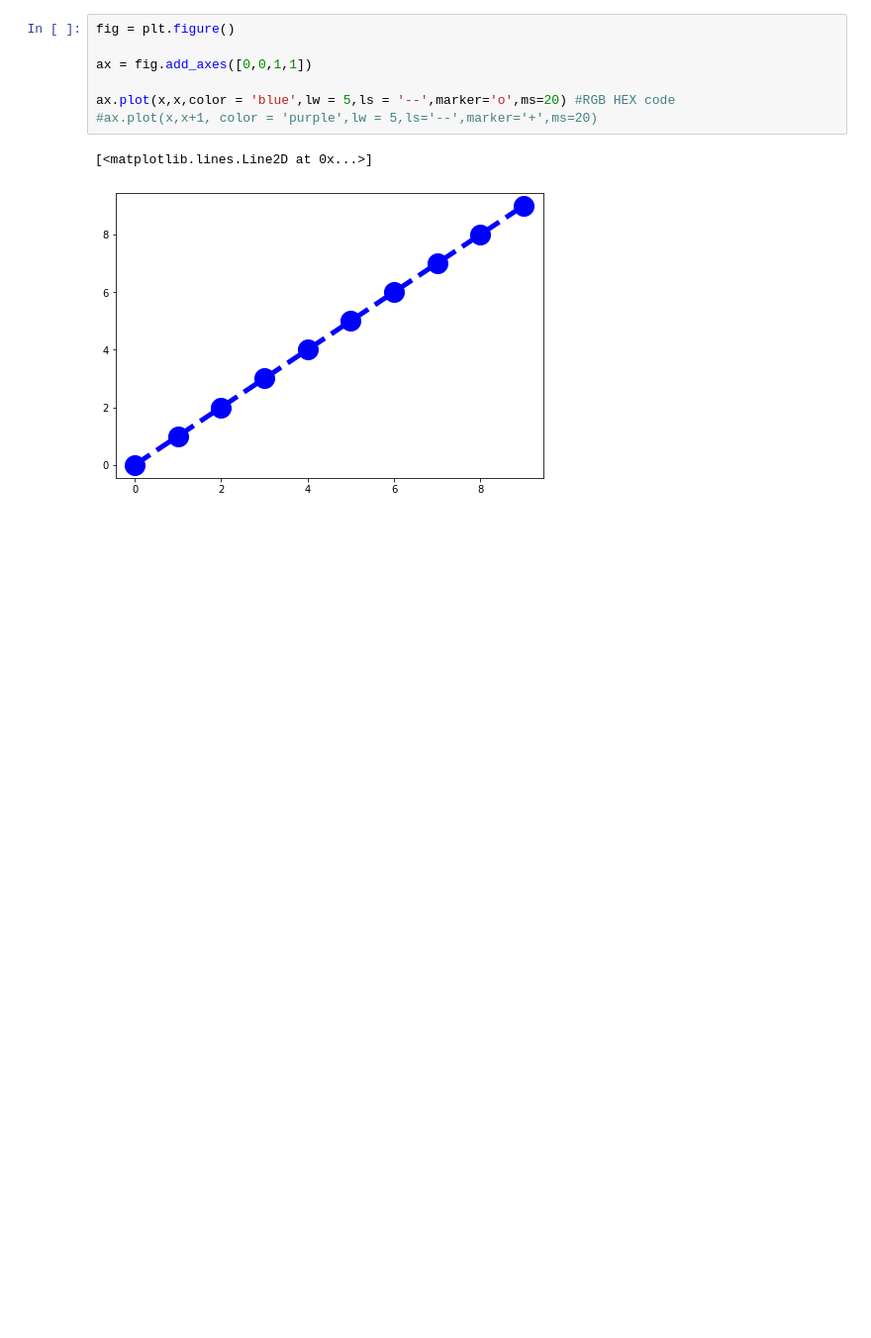
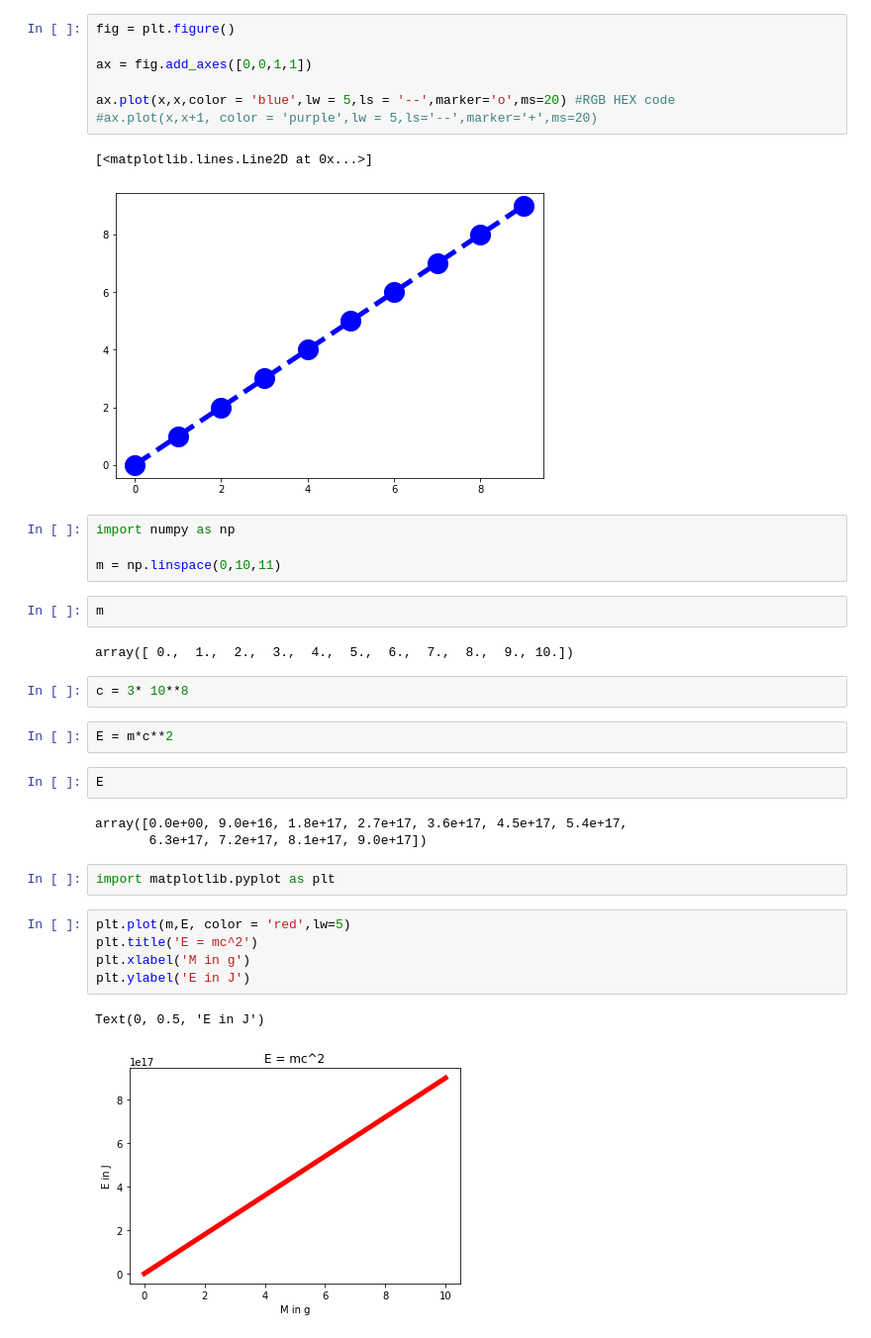
Before and after one commit to nisha1365/Udemy_Course2_Python_for_ML, a Jupyter notebook: Matplotlib.ipynb, the cells around one changed output. Shown: that part at 99% size. Saved outputs shown, nothing was run; the diff lists cells and outputs as text; blank space fills up the shorter version.

```diff
--- a/Matplotlib.ipynb
+++ b/Matplotlib.ipynb
@@ -96,3 +96,30 @@ ax.plot(x,x,color = 'blue',lw = 5,ls = '--',marker='o',ms=20) #RGB HEX code
 # %% [output]
 [<matplotlib.lines.Line2D at 0x...>]
 [figure]
+# %%
+import numpy as np
+
+m = np.linspace(0,10,11)
+# %%
+m
+# %% [output]
+array([ 0.,  1.,  2.,  3.,  4.,  5.,  6.,  7.,  8.,  9., 10.])
+# %%
+c = 3* 10**8
+# %%
+E = m*c**2
+# %%
+E
+# %% [output]
+array([0.0e+00, 9.0e+16, 1.8e+17, 2.7e+17, 3.6e+17, 4.5e+17, 5.4e+17,
+       6.3e+17, 7.2e+17, 8.1e+17, 9.0e+17])
+# %%
+import matplotlib.pyplot as plt
+# %%
+plt.plot(m,E, color = 'red',lw=5)
+plt.title('E = mc^2')
+plt.xlabel('M in g')
+plt.ylabel('E in J')
+# %% [output]
+Text(0, 0.5, 'E in J')
+[figure, added]
```
